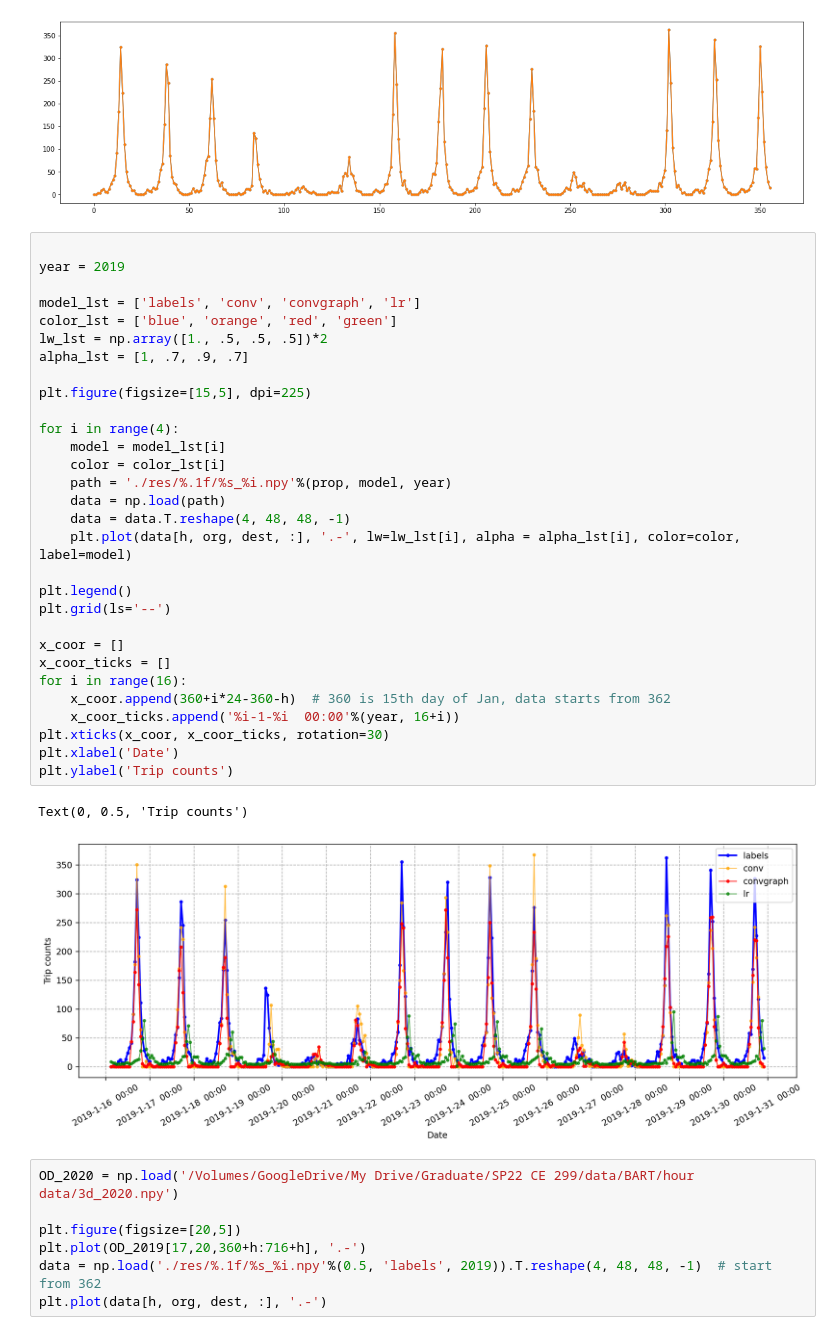
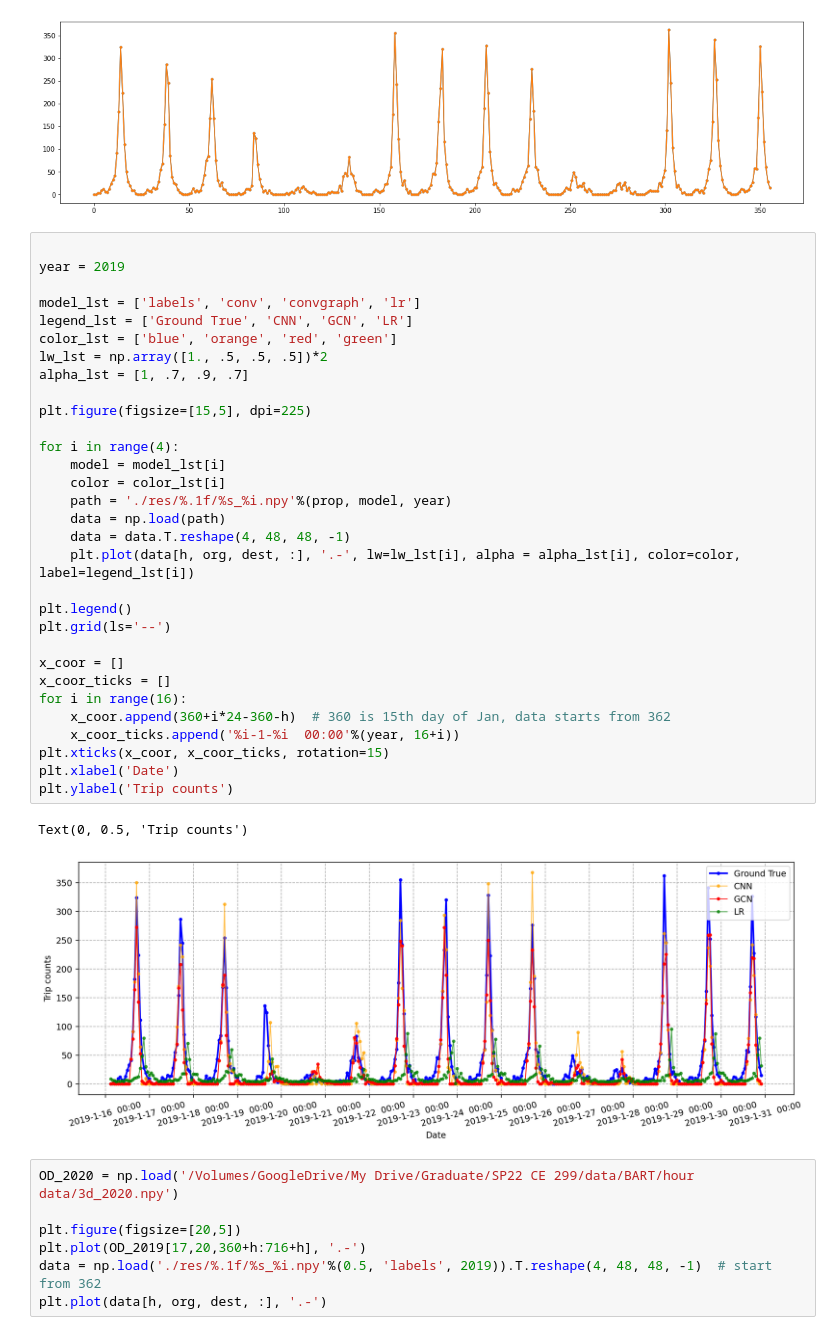
Before and after one commit to khzhang2/BART_Ridership_Prediction, a Jupyter notebook: Visualization.ipynb, the cells around one changed output. Cells and saved outputs as stored; diff of their text form.

```diff
--- a/Visualization.ipynb
+++ b/Visualization.ipynb
@@ -31,36 +31,37 @@ plt.plot(data[h, org, dest, :], '.-')
 # %%
 
 year = 2019
 
 model_lst = ['labels', 'conv', 'convgraph', 'lr']
+legend_lst = ['Ground True', 'CNN', 'GCN', 'LR']
 color_lst = ['blue', 'orange', 'red', 'green']
 lw_lst = np.array([1., .5, .5, .5])*2
 alpha_lst = [1, .7, .9, .7]
 
 plt.figure(figsize=[15,5], dpi=225)
 
 for i in range(4):
     model = model_lst[i]
     color = color_lst[i]
     path = './res/%.1f/%s_%i.npy'%(prop, model, year)
     data = np.load(path)
     data = data.T.reshape(4, 48, 48, -1)
-    plt.plot(data[h, org, dest, :], '.-', lw=lw_lst[i], alpha = alpha_lst[i], color=color, label=model)
+    plt.plot(data[h, org, dest, :], '.-', lw=lw_lst[i], alpha = alpha_lst[i], color=color, label=legend_lst[i])
 
 plt.legend()
 plt.grid(ls='--')
 
 x_coor = []
 x_coor_ticks = []
 for i in range(16):
     x_coor.append(360+i*24-360-h)  # 360 is 15th day of Jan, data starts from 362
     x_coor_ticks.append('%i-1-%i  00:00'%(year, 16+i))
-plt.xticks(x_coor, x_coor_ticks, rotation=30)
+plt.xticks(x_coor, x_coor_ticks, rotation=15)
 plt.xlabel('Date')
 plt.ylabel('Trip counts')
 # %% [output]
 Text(0, 0.5, 'Trip counts')
-[figure, old version]
+[figure, new version]
 # %%
 OD_2020 = np.load('/Volumes/GoogleDrive/My Drive/Graduate/SP22 CE 299/data/BART/hour data/3d_2020.npy')
 
```
Also changed, not shown: parts of 3 cells of this notebook.
